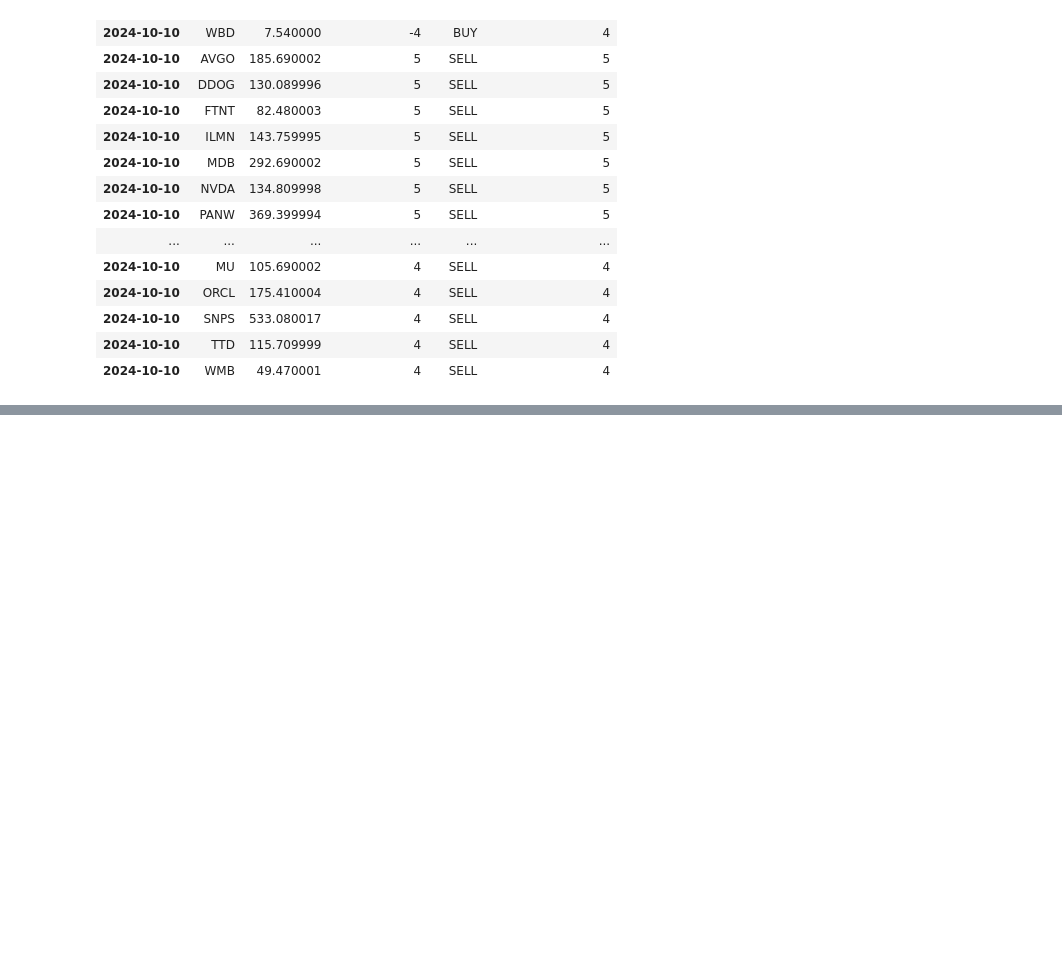
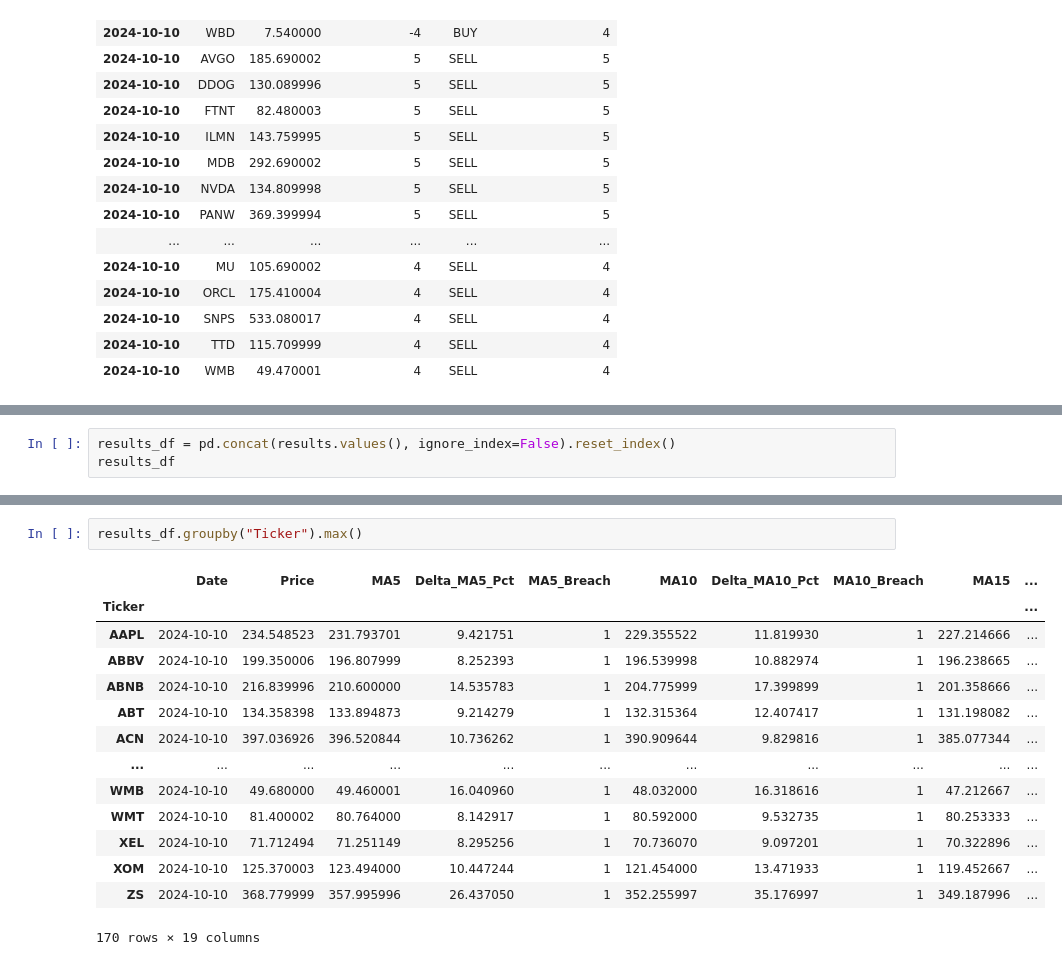
Before and after one commit to VirenPS/virenps.github.io, a Jupyter notebook: Dashboard/moving_avg_combined.ipynb, the cells around one changed output, grey strips where cells are left out. Cells and saved outputs as stored; diff of their text form; blank space fills up the shorter version.

```diff
--- a/Dashboard/moving_avg_combined.ipynb
+++ b/Dashboard/moving_avg_combined.ipynb
@@ -278,0 +289,3 @@ final_results.sort_values(["Signal", "Total_Breach_ABS"], ascending=[True, False
+# %%
+results_df = pd.concat(results.values(), ignore_index=False).reset_index()
+results_df
@@ -278,0 +306,17 @@ final_results.sort_values(["Signal", "Total_Breach_ABS"], ascending=[True, False
+# %%
+results_df.groupby("Ticker").max()
+# %% [output]
+|  | Date | Price | MA5 | Delta_MA5_Pct | MA5_Breach | MA10 | Delta_MA10_Pct | MA10_Breach | MA15 | ... |
+| Ticker |  |  |  |  |  |  |  |  |  | ... |
+| AAPL | 2024-10-10 | 234.548523 | 231.793701 | 9.421751 | 1 | 229.355522 | 11.819930 | 1 | 227.214666 | ... |
+| ABBV | 2024-10-10 | 199.350006 | 196.807999 | 8.252393 | 1 | 196.539998 | 10.882974 | 1 | 196.238665 | ... |
+| ABNB | 2024-10-10 | 216.839996 | 210.600000 | 14.535783 | 1 | 204.775999 | 17.399899 | 1 | 201.358666 | ... |
+| ABT | 2024-10-10 | 134.358398 | 133.894873 | 9.214279 | 1 | 132.315364 | 12.407417 | 1 | 131.198082 | ... |
+| ACN | 2024-10-10 | 397.036926 | 396.520844 | 10.736262 | 1 | 390.909644 | 9.829816 | 1 | 385.077344 | ... |
+| ... | ... | ... | ... | ... | ... | ... | ... | ... | ... | ... |
+| WMB | 2024-10-10 | 49.680000 | 49.460001 | 16.040960 | 1 | 48.032000 | 16.318616 | 1 | 47.212667 | ... |
+| WMT | 2024-10-10 | 81.400002 | 80.764000 | 8.142917 | 1 | 80.592000 | 9.532735 | 1 | 80.253333 | ... |
+| XEL | 2024-10-10 | 71.712494 | 71.251149 | 8.295256 | 1 | 70.736070 | 9.097201 | 1 | 70.322896 | ... |
+| XOM | 2024-10-10 | 125.370003 | 123.494000 | 10.447244 | 1 | 121.454000 | 13.471933 | 1 | 119.452667 | ... |
+| ZS | 2024-10-10 | 368.779999 | 357.995996 | 26.437050 | 1 | 352.255997 | 35.176997 | 1 | 349.187996 | ... |
+170 rows × 19 columns
```
Also changed, not shown: parts of 17 cells of this notebook, 6 other files.
